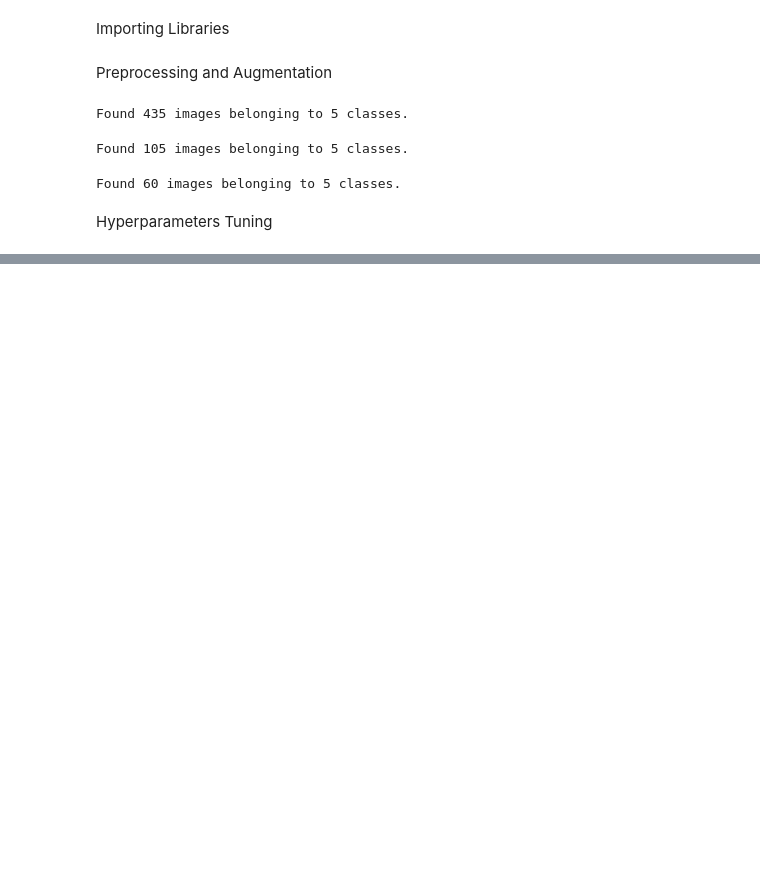
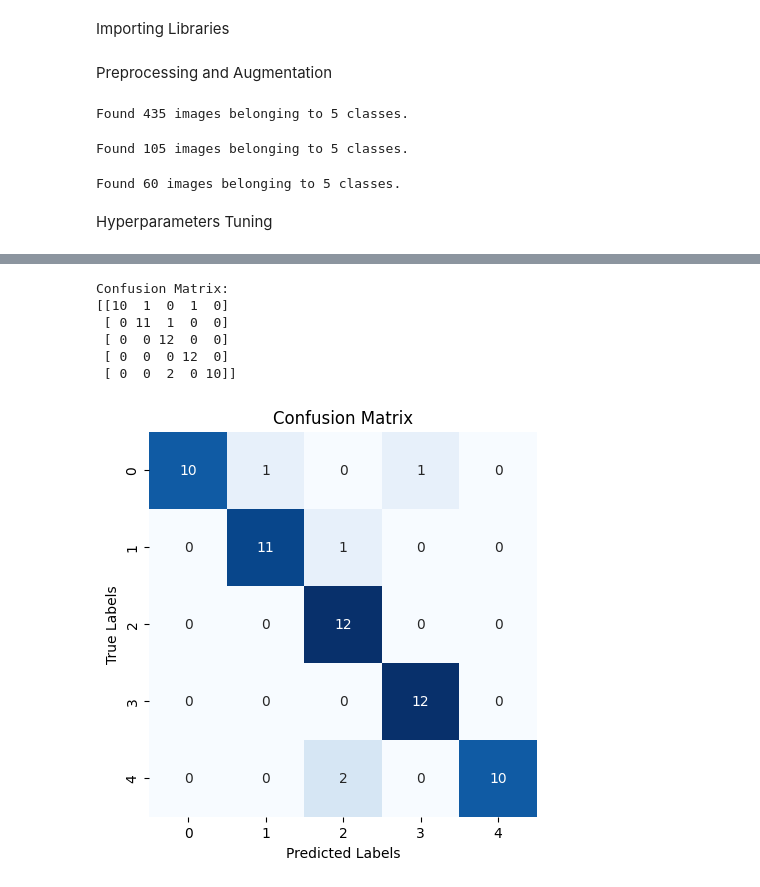
Before and after one commit to zzeeyyaa/MobileNetV2-Batik-Images-Classification, a Jupyter notebook: MobileNet-V2.ipynb, the cells around one changed output, grey strips where cells are left out. Drawn from its saved outputs; the diff is of its cells as text; code cells hidden in the pictures; blank space fills up the shorter version.

Commit message:
add prediction test

```diff
--- a/MobileNet-V2.ipynb
+++ b/MobileNet-V2.ipynb
@@ -167,0 +252,6 @@ print(f"best_val_accuracy : {best_val_accuracy*100:.2f}%")
+# %%
+# Train the model with the best hyperparameters
+best_model.fit(train_generator,
+               epochs=5,
+               batch_size=best_batch_size,
+               validation_data=eval_generator)
@@ -167,0 +288,7 @@ print(f"best_val_accuracy : {best_val_accuracy*100:.2f}%")
+# %%
+# Perform predictions on the test set
+test_predictions = best_model.predict(test_generator)
+test_pred_labels = np.argmax(test_predictions, axis=1)
+# test_pred_labels = [1 * (x[0]>=0.5) for x in test_predictions]
+# Get the true labels for the test set
+test_true_labels = test_generator.classes
@@ -167,0 +297,21 @@ print(f"best_val_accuracy : {best_val_accuracy*100:.2f}%")
+# %%
+# Calculate and print confusion matrix
+cm = confusion_matrix(test_true_labels, test_pred_labels)
+print("Confusion Matrix:")
+print(cm)
+
+# Plot confusion matrix
+plt.figure(figsize=(5, 5))
+sns.heatmap(cm, annot=True, fmt='d', cmap='Blues', cbar=False)
+plt.xlabel('Predicted Labels')
+plt.ylabel('True Labels')
+plt.title('Confusion Matrix')
+plt.show()
+# %% [output]
+Confusion Matrix:
+[[10  1  0  1  0]
+ [ 0 11  1  0  0]
+ [ 0  0 12  0  0]
+ [ 0  0  0 12  0]
+ [ 0  0  2  0 10]]
+[figure, added]
```
Also changed, not shown: parts of 16 cells of this notebook.
